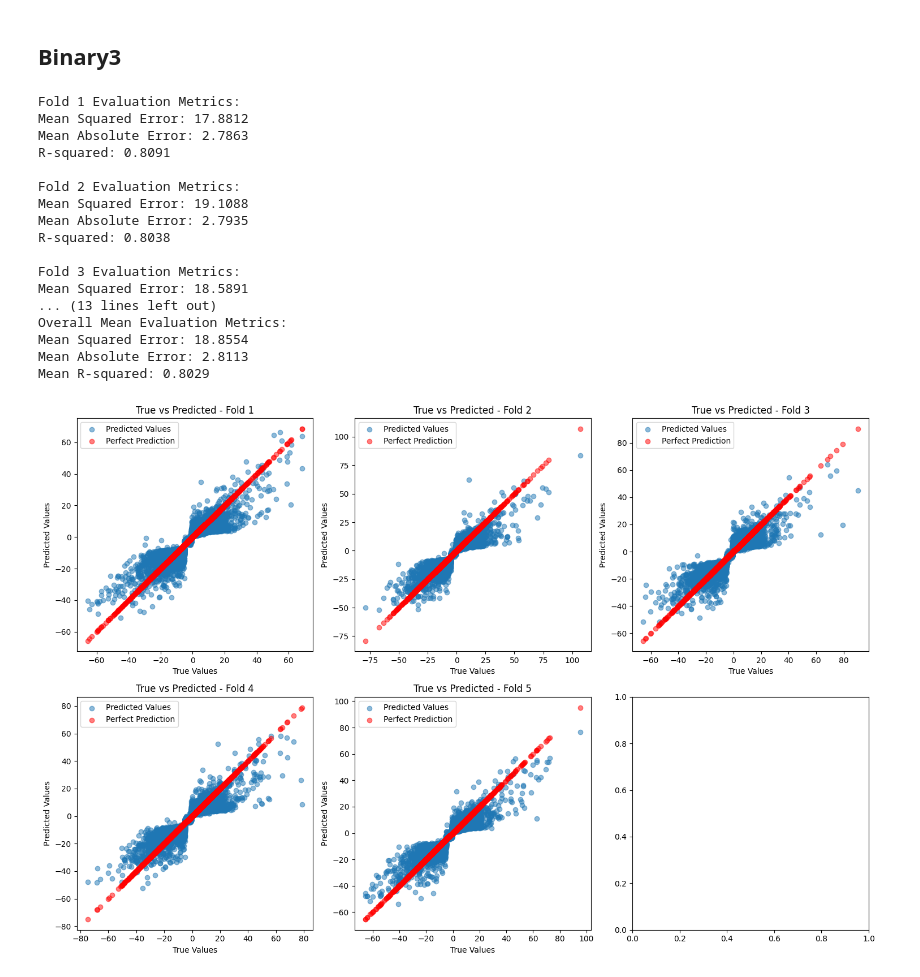
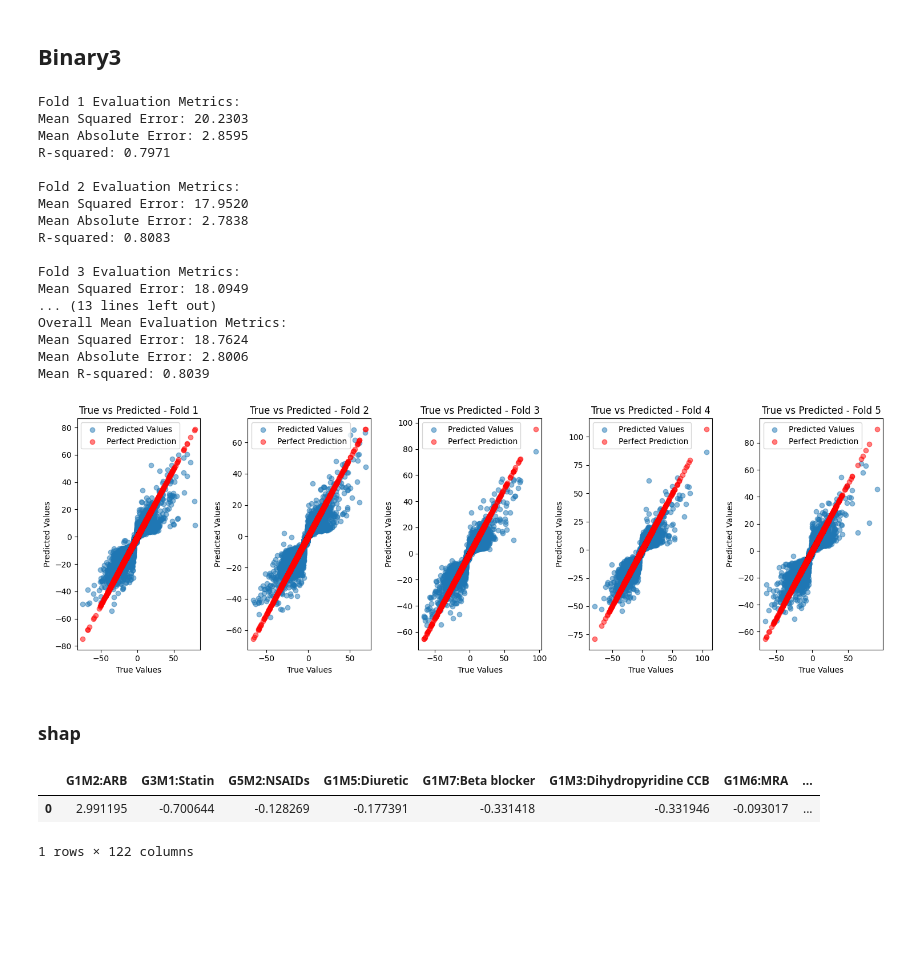
Before and after one commit to nxxk23/PROJECT, a Jupyter notebook: SlopesXGB.ipynb, the cells around one changed output. Cells and saved outputs as stored; diff of their text form; code cells hidden in the pictures; blank space fills up the shorter version.

```diff
--- a/SlopesXGB.ipynb
+++ b/SlopesXGB.ipynb
@@ -590,0 +178,8 @@ from sklearn.metrics import mean_squared_error, mean_absolute_error, r2_score
+# %%
+import json
+
+json_file_path = '/content/drive/MyDrive/ckdresearch2023/Assign/GridSearch/xgb_slopes_binary3.json'
+with open(json_file_path, 'r') as f:
+    xgb_slopes_binary3 = json.load(f)
+
+print(xgb_slopes_binary3)
@@ -596,30 +236,24 @@ from sklearn.metrics import mean_squared_error, mean_absolute_error, r2_score
 import matplotlib.pyplot as plt
 from xgboost import XGBRegressor
 from sklearn.metrics import mean_squared_error, mean_absolute_error, r2_score
-
-# Initialize the XGBoost Regressor
-model = XGBRegressor(
-    n_estimators=100,
-    learning_rate=0.1,
-    max_depth=5,
-    random_state=42
-)
 
 data3_mse_scores = []
 data3_mae_scores = []
 data3_r2_scores = []
 
 # Create subplots for each fold
-fig, axs = plt.subplots(2, 3, figsize=(15, 10))
+fig, axs = plt.subplots(1, 5, figsize=(15, 5))
 axs = axs.ravel()
 
 # Loop through each fold
 for fold in range(5):
     # Fit the model on the training data for the current fold
-    model.fit(X_train_scaled_list_data3[fold], y_train_list_data3[fold])
+    best_params = xgb_slopes_data3[fold]['best_params']
+    xgbmodel = XGBRegressor(**best_params)
+    xgbmodel.fit(X_train_scaled_list_data3[fold], y_train_list_data3[fold])
 
     # Make predictions on the test data for the current fold
-    y_pred = model.predict(X_test_scaled_list_data3[fold])
+    y_pred = xgbmodel.predict(X_test_scaled_list_data3[fold])
 
     # Plot original vs predicted values as data points
     axs[fold].scatter(y_test_list_data3[fold], y_pred, label='Predicted Values', alpha=0.5)
@@ -851,31 +380,21 @@ Mean R-squared: 0.7583
 # %%
-import matplotlib.pyplot as plt
-from sklearn.ensemble import RandomForestRegressor
-from sklearn.metrics import mean_squared_error, mean_absolute_error, r2_score
-
-# Initialize the Random Forest Regressor
-model = XGBRegressor(
-    n_estimators=100,
-    learning_rate=0.1,
-    max_depth=5,
-    random_state=42
-)
-
 bi3_mse_scores = []
 bi3_mae_scores = []
 bi3_r2_scores = []
 
 # Create subplots for each fold
-fig, axs = plt.subplots(2, 3, figsize=(15, 10))
+fig, axs = plt.subplots(1, 5, figsize=(15, 5))
 axs = axs.ravel()
 
 # Loop through each fold
 for fold in range(5):
     # Fit the model on the training data for the current fold
-    model.fit(X_train_scaled_list_bi3[fold], y_train_list_bi3[fold])
+    best_params = xgb_slopes_binary3[fold]['best_params']
+    xgbmodel2 = XGBRegressor(**best_params)
+    xgbmodel2.fit(X_train_scaled_list_bi3[fold], y_train_list_bi3[fold])
 
     # Make predictions on the test data for the current fold
-    y_pred = model.predict(X_test_scaled_list_bi3[fold])
+    y_pred = xgbmodel2.predict(X_test_scaled_list_bi3[fold])
 
     # Plot original vs predicted values as data points
     axs[fold].scatter(y_test_list_bi3[fold], y_pred, label='Predicted Values', alpha=0.5)
@@ -894,41 +413,43 @@ for fold in range(5):
     print(f"\nFold {fold + 1} Evaluation Metrics:")
     print(f"Mean Squared Error: {mse:.4f}")
     print(f"Mean Absolute Error: {mae:.4f}")
     print(f"R-squared: {r2:.4f}")
 
     # Append scores to the lists for overall evaluation
     bi3_mse_scores.append(mse)
     bi3_mae_scores.append(mae)
     bi3_r2_scores.append(r2)
 
 # Print mean scores across all folds
 bi3_mean_mse = sum(bi3_mse_scores) / len(bi3_mse_scores)
 bi3_mean_mae = sum(bi3_mae_scores) / len(bi3_mae_scores)
 bi3_mean_r2 = sum(bi3_r2_scores) / len(bi3_r2_scores)
 
 print(f"\nOverall Mean Evaluation Metrics:")
 print(f"Mean Squared Error: {bi3_mean_mse:.4f}")
 print(f"Mean Absolute Error: {bi3_mean_mae:.4f}")
 print(f"Mean R-squared: {bi3_mean_r2:.4f}")
 
 plt.tight_layout()
 plt.show()
 # %% [output]
 Fold 1 Evaluation Metrics:
-Mean Squared Error: 17.8812
-Mean Absolute Error: 2.7863
-R-squared: 0.8091
+Mean Squared Error: 20.2303
+Mean Absolute Error: 2.8595
+R-squared: 0.7971
 
 Fold 2 Evaluation Metrics:
-Mean Squared Error: 19.1088
-Mean Absolute Error: 2.7935
-R-squared: 0.8038
+Mean Squared Error: 17.9520
+Mean Absolute Error: 2.7838
+R-squared: 0.8083
 
 Fold 3 Evaluation Metrics:
-Mean Squared Error: 18.5891
+Mean Squared Error: 18.0949
 ... (13 lines left out)
 Overall Mean Evaluation Metrics:
-Mean Squared Error: 18.8554
-Mean Absolute Error: 2.8113
-Mean R-squared: 0.8029
+Mean Squared Error: 18.7624
+Mean Absolute Error: 2.8006
+Mean R-squared: 0.8039
-[figure, old version]
+[figure, new version]
+# %% [markdown]
+### shap
@@ -934,0 +495,6 @@ Mean R-squared: 0.8029
+# %%
+X_train_scaled.head(1)
+# %% [output]
+|  | G1M2:ARB | G3M1:Statin | G5M2:NSAIDs | G1M5:Diuretic | G1M7:Beta blocker | G1M3:Dihydropyridine CCB | G1M6:MRA | ... |
+| 0 | 2.991195 | -0.700644 | -0.128269 | -0.177391 | -0.331418 | -0.331946 | -0.093017 | ... |
+1 rows × 122 columns
```
Also changed, not shown: parts of 56 cells of this notebook.
